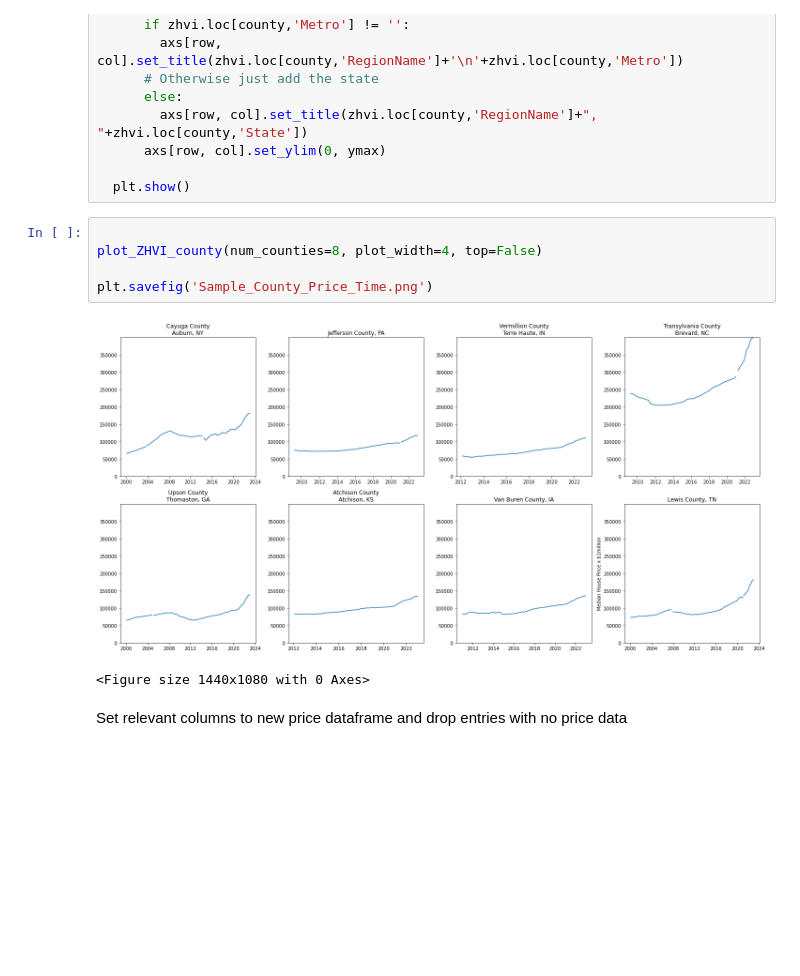
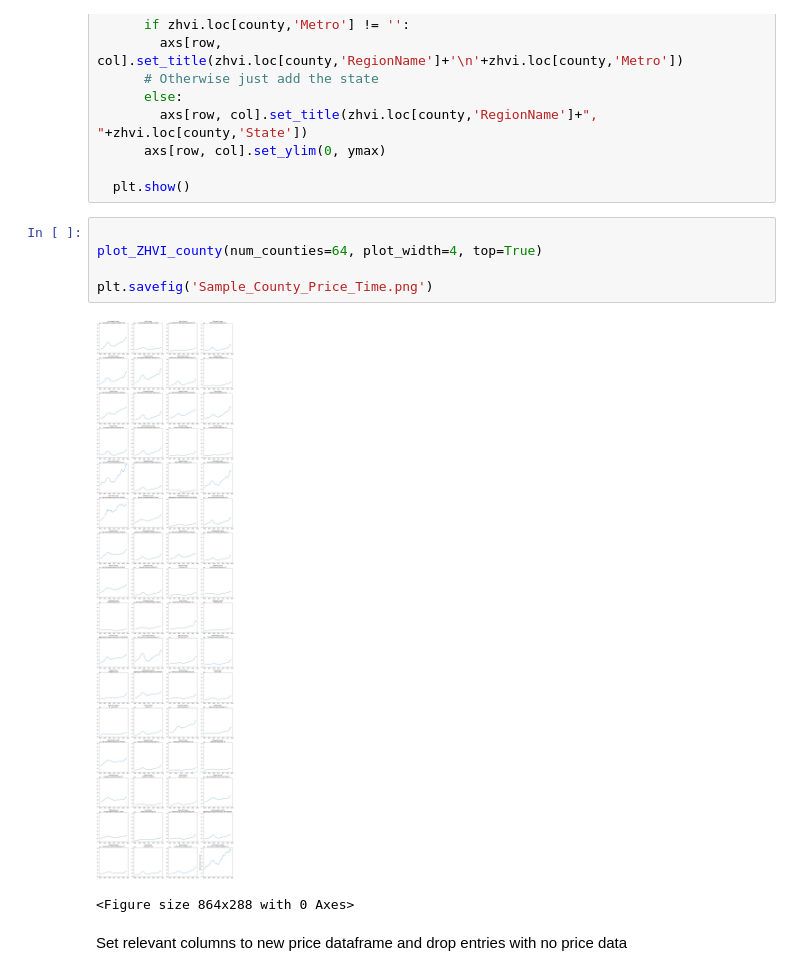
Before and after one commit to seanmannisto/housing, a Jupyter notebook: HousingAffordabilityV2.ipynb, the cells around one changed output. Cells and saved outputs as stored; diff of their text form; blank space fills up the shorter version.

```diff
--- a/HousingAffordabilityV2.ipynb
+++ b/HousingAffordabilityV2.ipynb
@@ -151,12 +151,12 @@ def plot_ZHVI_county(num_counties:int, plot_width:int, top=True):
   plt.show()
 # %%
 
-plot_ZHVI_county(num_counties=8, plot_width=4, top=False)
+plot_ZHVI_county(num_counties=64, plot_width=4, top=True)
 
 plt.savefig('Sample_County_Price_Time.png')
 # %% [output]
-[figure, old version]
+[figure, new version]
-<Figure size 1440x1080 with 0 Axes>
+<Figure size 864x288 with 0 Axes>
 # %% [markdown]
 Set relevant columns to new price dataframe and drop entries with no price data
 # %%
```
Also changed, not shown: parts of 1 cell of this notebook.
